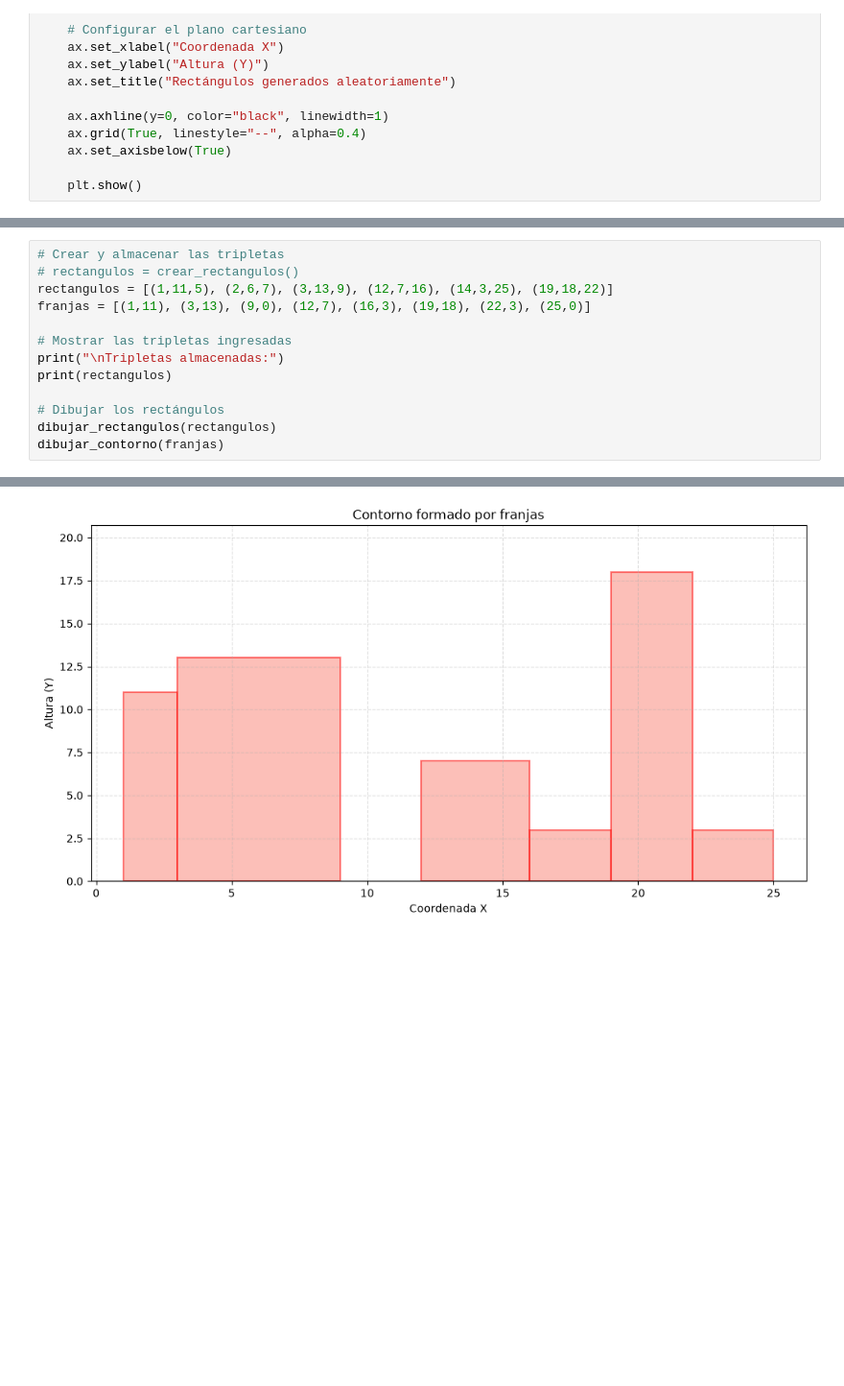
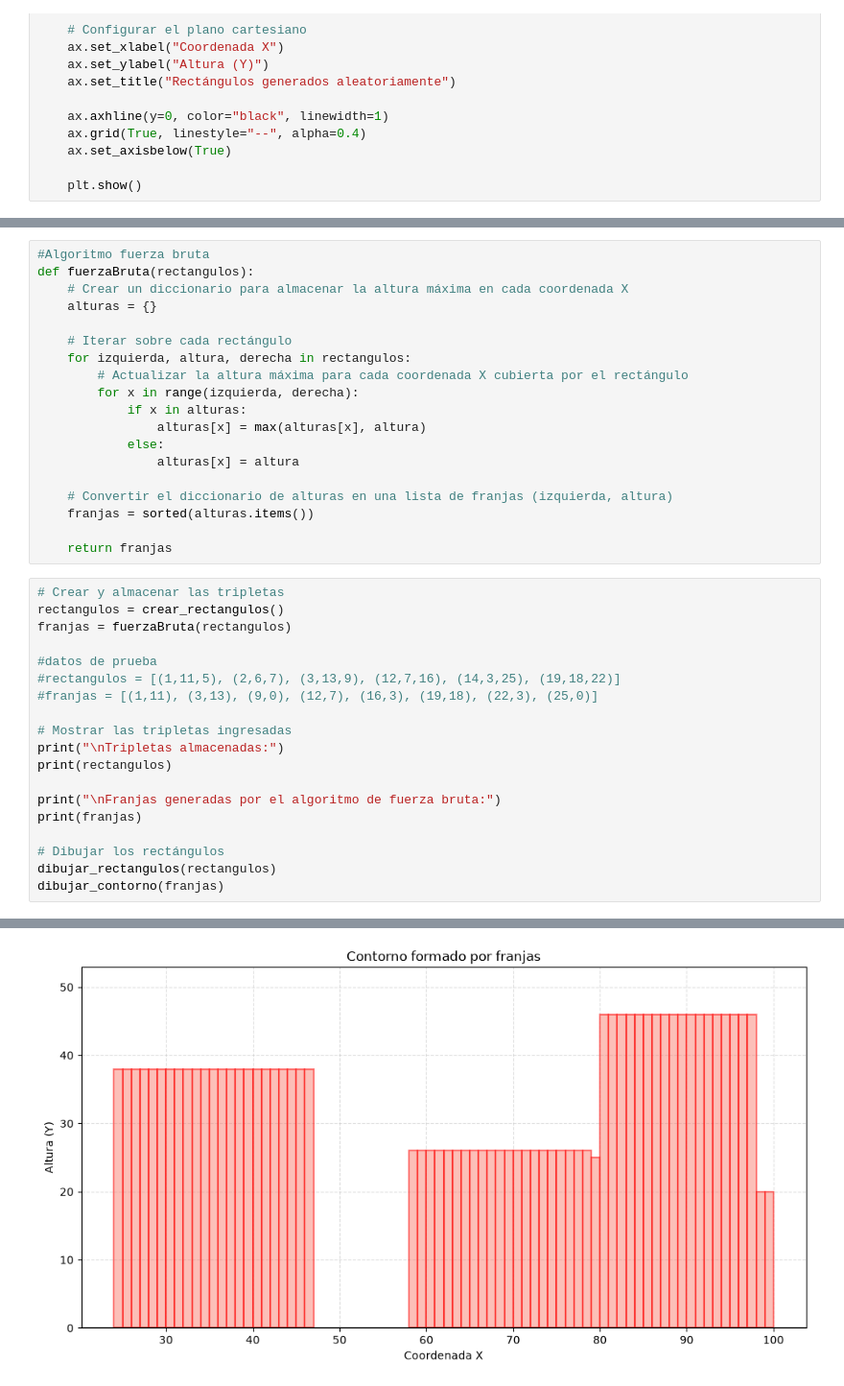
Before and after one commit to Matt-ELR/Traslape, a Jupyter notebook: problema.ipynb, the cells around one changed output, grey strips where cells are left out. Shown at 96% size. Cells and saved outputs as stored; diff of their text form; blank space fills up the shorter version.

Commit message:
Funcionamiento correcto de el algoritmo fuerza bruta y de dibujo

```diff
--- a/problema.ipynb
+++ b/problema.ipynb
@@ -144,13 +138,38 @@ def dibujar_contorno(franjas):
+# %%
+#Algoritmo fuerza bruta
+def fuerzaBruta(rectangulos):
+    # Crear un diccionario para almacenar la altura máxima en cada coordenada X
+    alturas = {}
+
+    # Iterar sobre cada rectángulo
+    for izquierda, altura, derecha in rectangulos:
+        # Actualizar la altura máxima para cada coordenada X cubierta por el rectángulo
+        for x in range(izquierda, derecha):
+            if x in alturas:
+                alturas[x] = max(alturas[x], altura)
+            else:
+                alturas[x] = altura
+
+    # Convertir el diccionario de alturas en una lista de franjas (izquierda, altura)
+    franjas = sorted(alturas.items())
+
+    return franjas
 # %%
 # Crear y almacenar las tripletas
-# rectangulos = crear_rectangulos()
-rectangulos = [(1,11,5), (2,6,7), (3,13,9), (12,7,16), (14,3,25), (19,18,22)]
-franjas = [(1,11), (3,13), (9,0), (12,7), (16,3), (19,18), (22,3), (25,0)]
+rectangulos = crear_rectangulos()
+franjas = fuerzaBruta(rectangulos)
+
+#datos de prueba
+#rectangulos = [(1,11,5), (2,6,7), (3,13,9), (12,7,16), (14,3,25), (19,18,22)]
+#franjas = [(1,11), (3,13), (9,0), (12,7), (16,3), (19,18), (22,3), (25,0)]
 
 # Mostrar las tripletas ingresadas
 print("\nTripletas almacenadas:")
 print(rectangulos)
 
+print("\nFranjas generadas por el algoritmo de fuerza bruta:")
+print(franjas)
+
 # Dibujar los rectángulos
 dibujar_rectangulos(rectangulos)
 dibujar_contorno(franjas)
@@ -161 +183 @@ Tripletas almacenadas:
-[figure, old version]
+[figure, new version]
```
Also changed, not shown: parts of 2 cells of this notebook.
